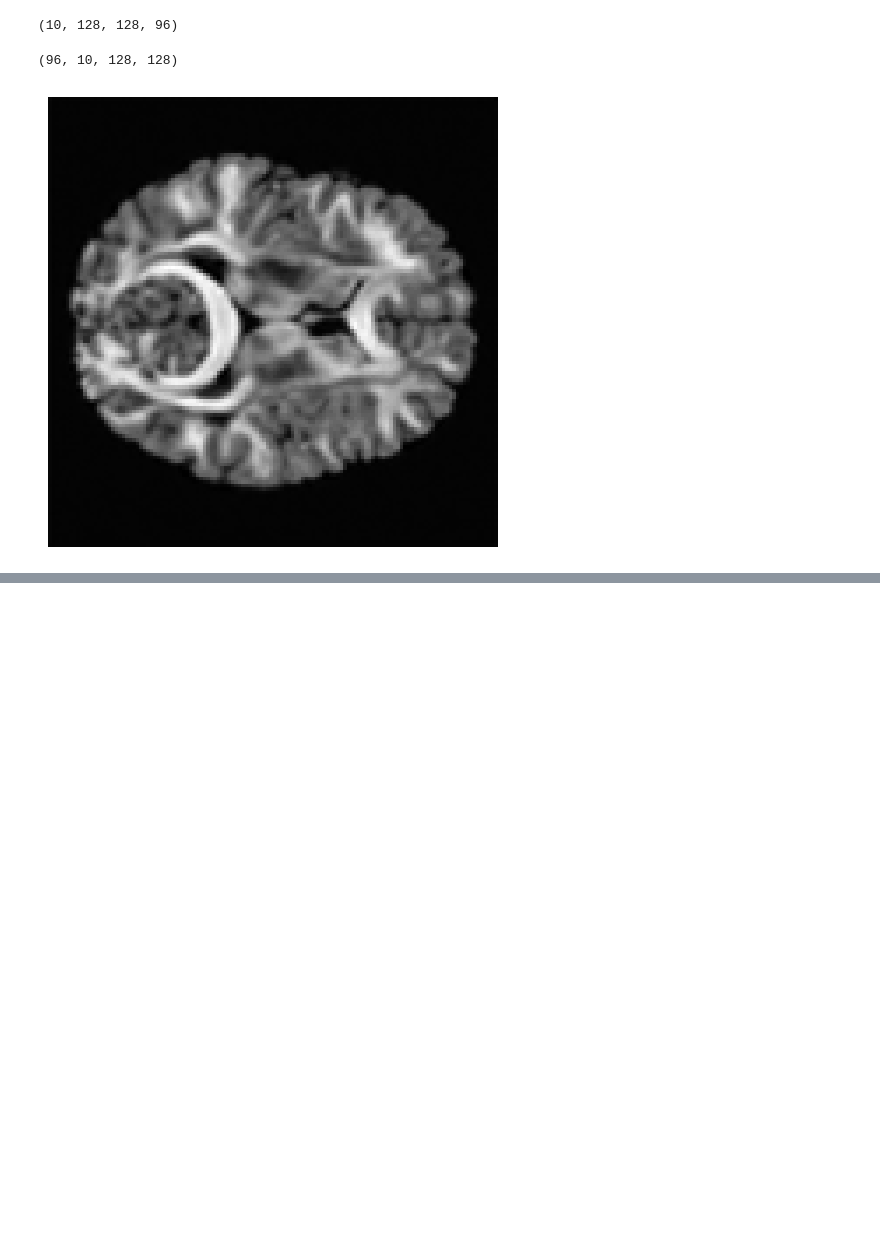
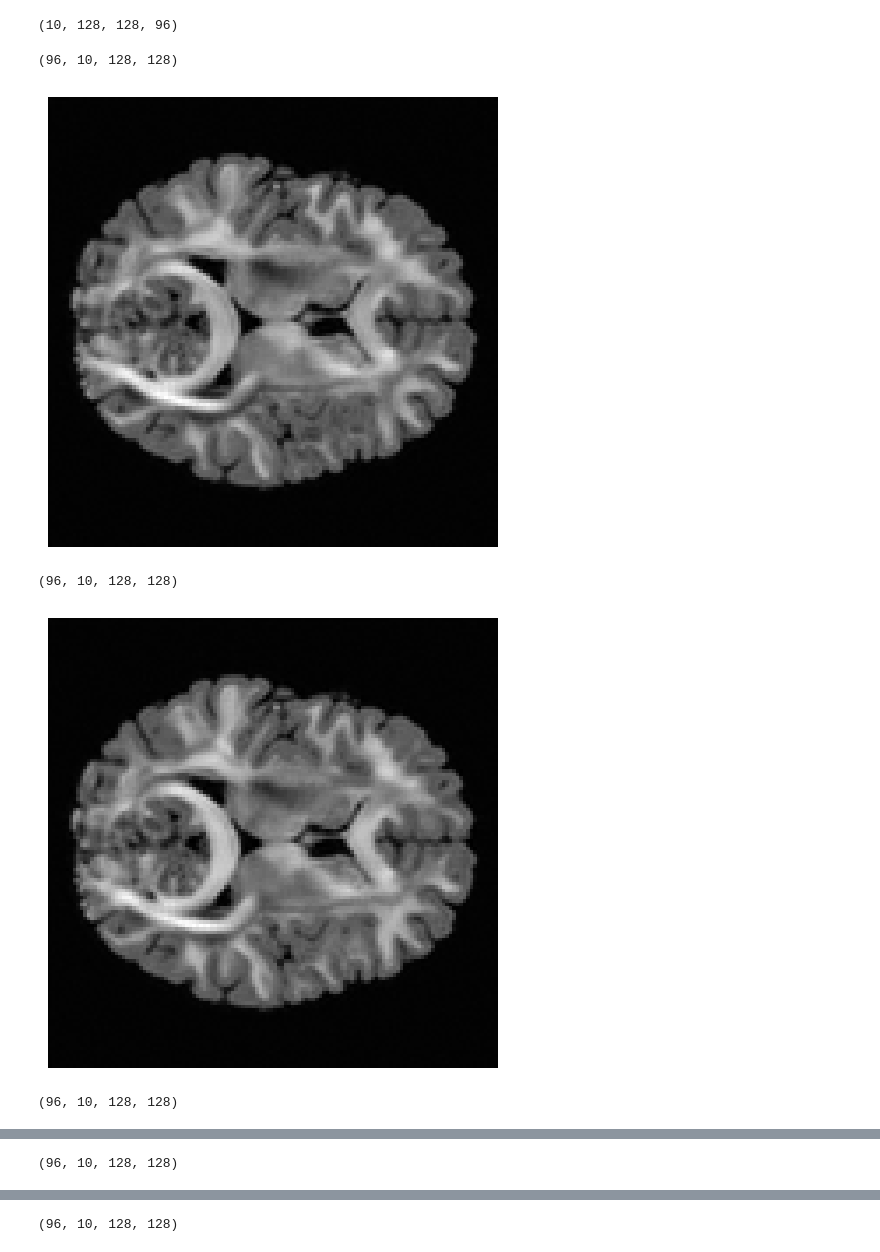
Before and after one commit to joseFranciscoHS/TechJourney, a Jupyter notebook: DWMRI/src/tests.ipynb, the cells around one changed output, grey strips where cells are left out. Cells and saved outputs as stored; diff of their text form; code cells hidden in the pictures; blank space fills up the shorter version.

```diff
--- a/DWMRI/src/tests.ipynb
+++ b/DWMRI/src/tests.ipynb
@@ -165,10 +165,14 @@ reconstructed_dwis.shape
 # %% [output]
 (10, 128, 128, 96)
 # %%
-visualize_single_volume(
+for i in range(10):
+    visualize_single_volume(
                 np.transpose(reconstructed_dwis, (3, 0, 1, 2)),
-    volume_idx=0
+    volume_idx=i
             )
 # %% [output]
 (96, 10, 128, 128)
-[figure, old version]
+[figure, new version]
+(96, 10, 128, 128)
+[figure, added]
+(96, 10, 128, 128)
@@ -174,0 +180 @@ visualize_single_volume(
+(96, 10, 128, 128)
@@ -174,0 +182 @@ visualize_single_volume(
+(96, 10, 128, 128)
```
Also changed, not shown: parts of 7 cells of this notebook, 5 other files.
